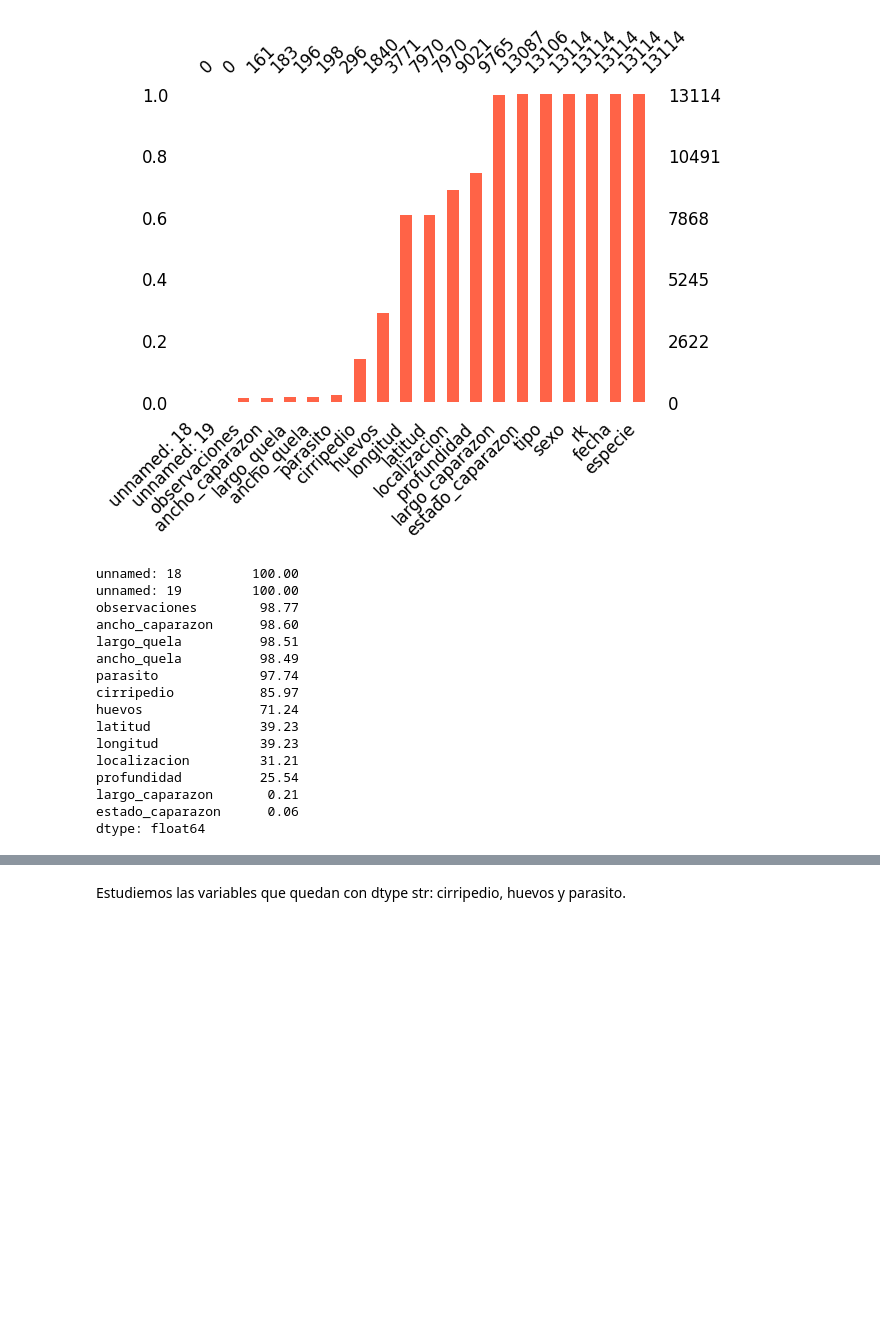
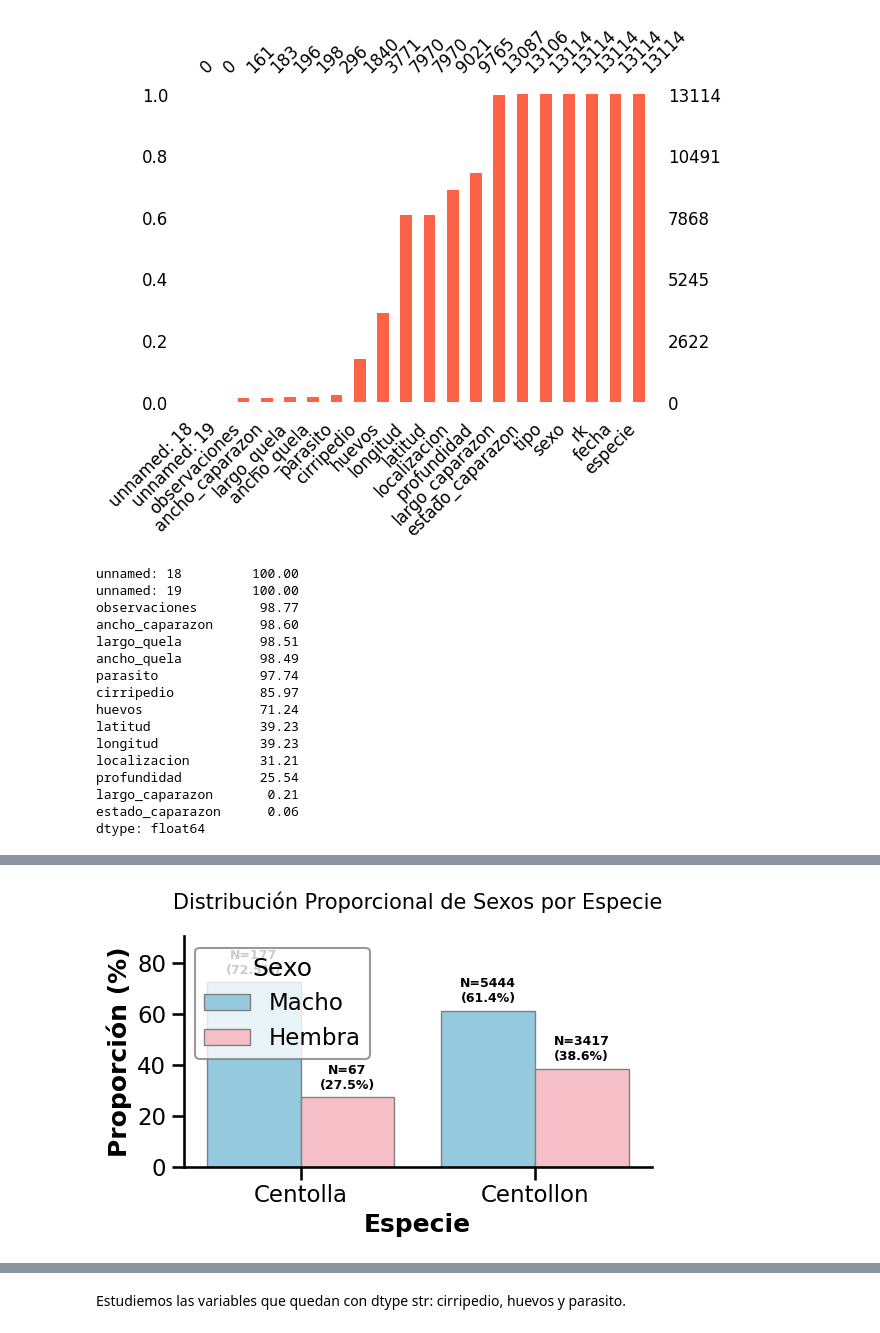
Before and after one commit to Mariano-ds/centollas2026, a Jupyter notebook: mariano/mariano_tp2.ipynb, the cells around one changed output, grey strips where cells are left out. Cells and saved outputs as stored; diff of their text form; code cells hidden in the pictures; blank space fills up the shorter version.

```diff
--- a/mariano/mariano_tp2.ipynb
+++ b/mariano/mariano_tp2.ipynb
@@ -467,0 +373,90 @@ memory usage: 1.1+ MB
+# %%
+# @title
+# Mapeo de codificación
+mapa_sexo = {
+    1: 'Macho',
+    2: 'Hembra'
+}
+
+# Aplicar mapeo a una copia del DataFrame
+df_plot = df_raw.copy()
+df_plot['especie_nom'] = df_plot['especie'].map(mapa_especies)
+df_plot['sexo_nom'] = df_plot['sexo'].map(mapa_sexo)
+
+# Calcular Conteos (N) y Porcentajes dentro de cada especie
+ct_counts = pd.crosstab(df_plot['especie_nom'], df_plot['sexo_nom'])
+ct_pct = (
+    pd.crosstab(
+        df_plot['especie_nom'], df_plot['sexo_nom'], normalize='index'
+    )
+    * 100
+)
+
+# Convertir a formato largo para Seaborn
+df_counts = ct_counts.reset_index().melt(
+    id_vars='especie_nom', value_name='n_muestras'
+)
+df_pct = ct_pct.reset_index().melt(
+    id_vars='especie_nom', value_name='porcentaje'
+)
+df_final = pd.merge(df_counts, df_pct, on=['especie_nom', 'sexo_nom'])
+
+# Paleta exacta: Celeste para Macho, Rosa para Hembra
+paleta_sexo = {'Macho': '#87CEEB', 'Hembra': '#FFB6C1'}  # Skyblue y Lightpink
+
+orden_especie = ['Centolla', 'Centollon']
+orden_sexo = ['Macho', 'Hembra']
+
+# Crear el gráfico
+plt.figure(figsize=(6, 4))
+ax = sns.barplot(
+    data=df_final,
+    x='especie_nom',
+    y='porcentaje',
+    hue='sexo_nom',
+    order=orden_especie,
+    hue_order=orden_sexo,
+    palette=paleta_sexo,
+    edgecolor='gray',
+    linewidth=1,
+)
+
+# Agregar el número de muestras (N) sobre cada barra
+# (se usa un orden explícito para emparejar cada container con su categoría real,
+# en vez de container.get_label(), que no devuelve 'Macho'/'Hembra')
+for sexo_cat, container in zip(orden_sexo, ax.containers):
+    sub_df = (
+        df_final[df_final['sexo_nom'] == sexo_cat]
+        .set_index('especie_nom')
+        .reindex(orden_especie)
+    )
+    etiquetas = [
+        f"N={int(row['n_muestras'])}\n({row['porcentaje']:.1f}%)"
+        for _, row in sub_df.iterrows()
+    ]
+    ax.bar_label(
+        container, labels=etiquetas, padding=4, fontsize=9, fontweight='bold'
+    )
+
+# Estética y Caja de Leyenda
+plt.title('Distribución Proporcional de Sexos por Especie', fontsize=15, pad=20)
+plt.xlabel('Especie', fontweight='bold')
+plt.ylabel('Proporción (%)', fontweight='bold')
+plt.ylim(
+    0, df_final['porcentaje'].max() * 1.25
+)  # Margen superior para los textos
+
+# Caja de leyenda
+plt.legend(
+    title='Sexo',
+    loc='upper left',
+    frameon=True,
+    facecolor='white',
+    edgecolor='gray',
+)
+
+sns.despine()
+plt.tight_layout()
+plt.show()
+# %% [output]
+[figure, added]
```
Also changed, not shown: parts of 91 cells of this notebook.
